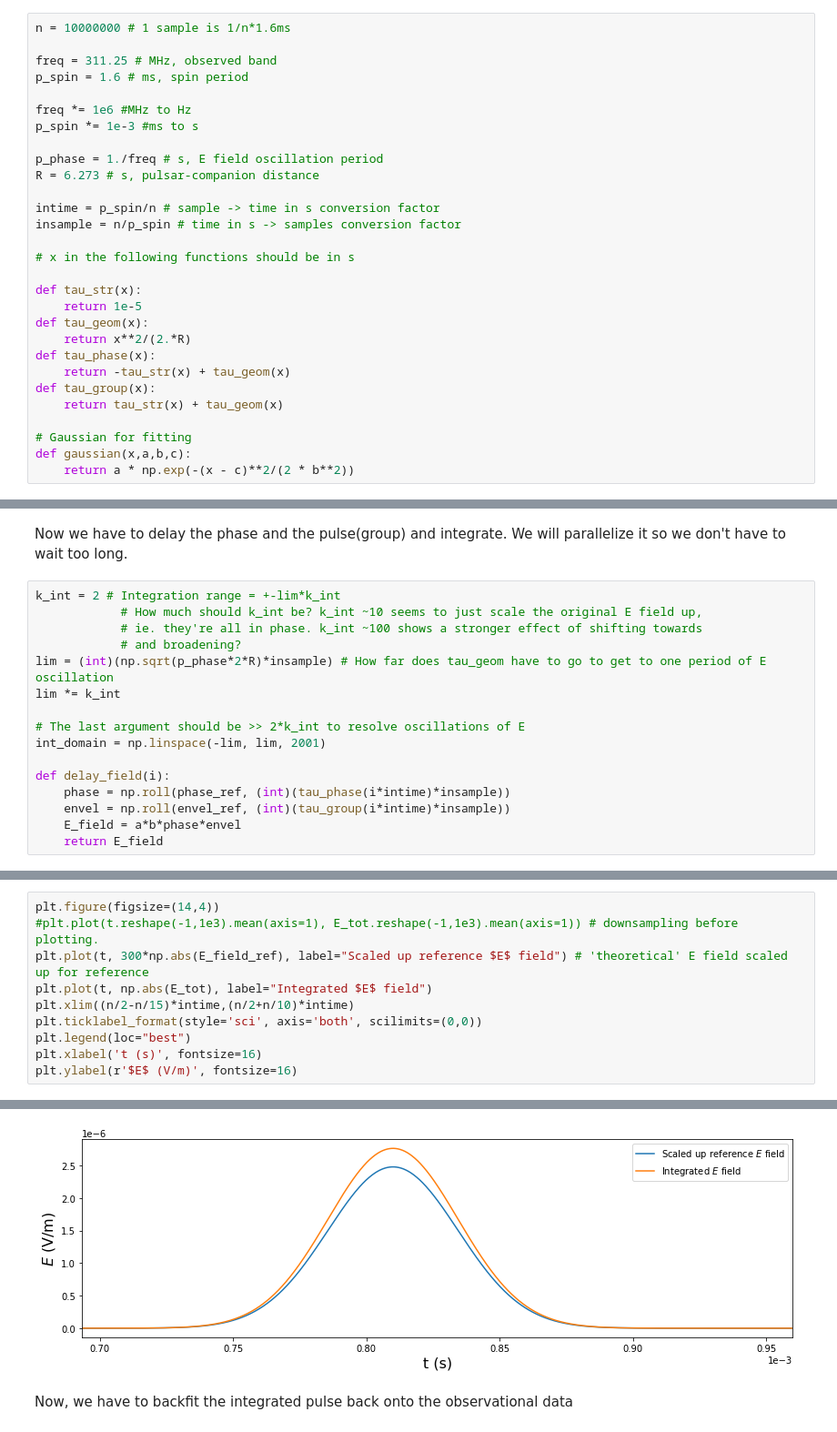
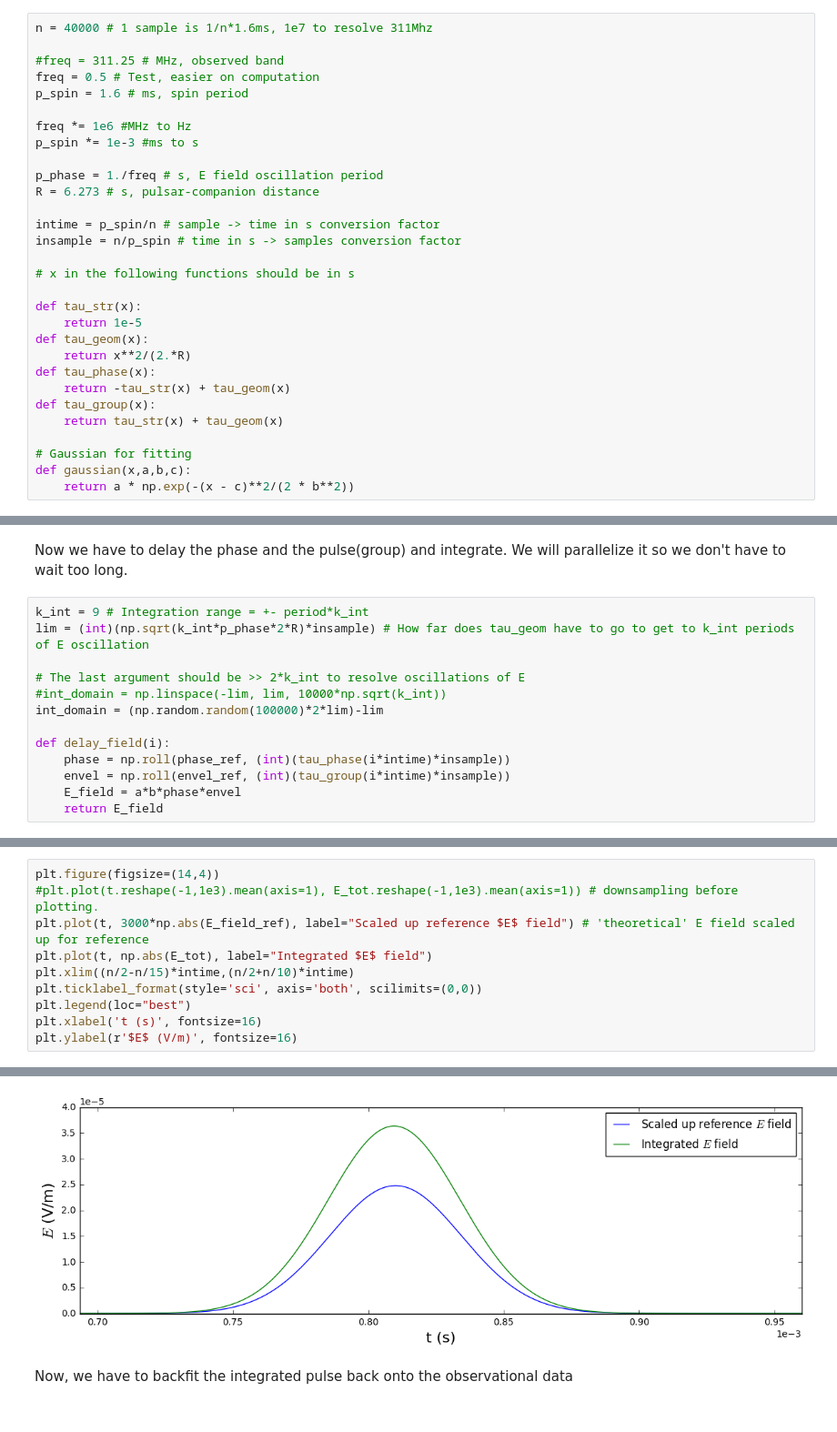
Before and after one commit to quantumfx/binary-lens, a Jupyter notebook: lens_simulation_gauss_pulse.ipynb, the cells around one changed output, grey strips where cells are left out. Shown: that part at 91% size. Drawn from its saved outputs; the diff is of its cells as text.

```diff
--- a/lens_simulation_gauss_pulse.ipynb
+++ b/lens_simulation_gauss_pulse.ipynb
@@ -7,9 +8,10 @@ from scipy.optimize import curve_fit
 # %% [markdown]
 Function definitions and some other parameters
 # %%
-n = 10000000 # 1 sample is 1/n*1.6ms
+n = 40000 # 1 sample is 1/n*1.6ms, 1e7 to resolve 311Mhz
 
-freq = 311.25 # MHz, observed band
+#freq = 311.25 # MHz, observed band
+freq = 0.5 # Test, easier on computation
 p_spin = 1.6 # ms, spin period
 
 freq *= 1e6 #MHz to Hz
@@ -117,15 +121,12 @@ plt.ylabel(r'$E$ (V/m)', fontsize=16)
 # %% [markdown]
 Now we have to delay the phase and the pulse(group) and integrate. We will parallelize it so we don't have to wait too long.
 # %%
-k_int = 2 # Integration range = +-lim*k_int
-            # How much should k_int be? k_int ~10 seems to just scale the original E field up,
-            # ie. they're all in phase. k_int ~100 shows a stronger effect of shifting towards
-            # and broadening?
-lim = (int)(np.sqrt(p_phase*2*R)*insample) # How far does tau_geom have to go to get to one period of E oscillation
-lim *= k_int
+k_int = 9 # Integration range = +- period*k_int
+lim = (int)(np.sqrt(k_int*p_phase*2*R)*insample) # How far does tau_geom have to go to get to k_int periods of E oscillation
 
 # The last argument should be >> 2*k_int to resolve oscillations of E
-int_domain = np.linspace(-lim, lim, 2001)
+#int_domain = np.linspace(-lim, lim, 10000*np.sqrt(k_int))
+int_domain = (np.random.random(100000)*2*lim)-lim
 
 def delay_field(i):
     phase = np.roll(phase_ref, (int)(tau_phase(i*intime)*insample))
@@ -167,16 +173,16 @@ Time elapsed: 426.538708925 s
 # %%
 plt.figure(figsize=(14,4))
 #plt.plot(t.reshape(-1,1e3).mean(axis=1), E_tot.reshape(-1,1e3).mean(axis=1)) # downsampling before plotting.
-plt.plot(t, 300*np.abs(E_field_ref), label="Scaled up reference $E$ field") # 'theoretical' E field scaled up for reference
+plt.plot(t, 3000*np.abs(E_field_ref), label="Scaled up reference $E$ field") # 'theoretical' E field scaled up for reference
 plt.plot(t, np.abs(E_tot), label="Integrated $E$ field")
 plt.xlim((n/2-n/15)*intime,(n/2+n/10)*intime)
 plt.ticklabel_format(style='sci', axis='both', scilimits=(0,0))
 plt.legend(loc="best")
 plt.xlabel('t (s)', fontsize=16)
 plt.ylabel(r'$E$ (V/m)', fontsize=16)
 # %% [output]
 <matplotlib.text.Text at 0x...>
-[figure, old version]
+[figure, new version]
 # %% [markdown]
 Now, we have to backfit the integrated pulse back onto the observational data
 # %%
```
Also changed, not shown: parts of 8 cells of this notebook, 1 other file.
